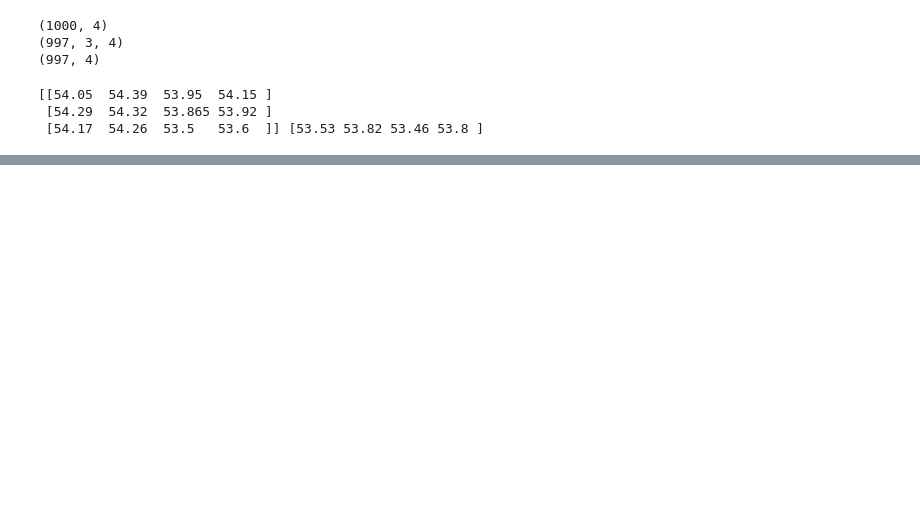
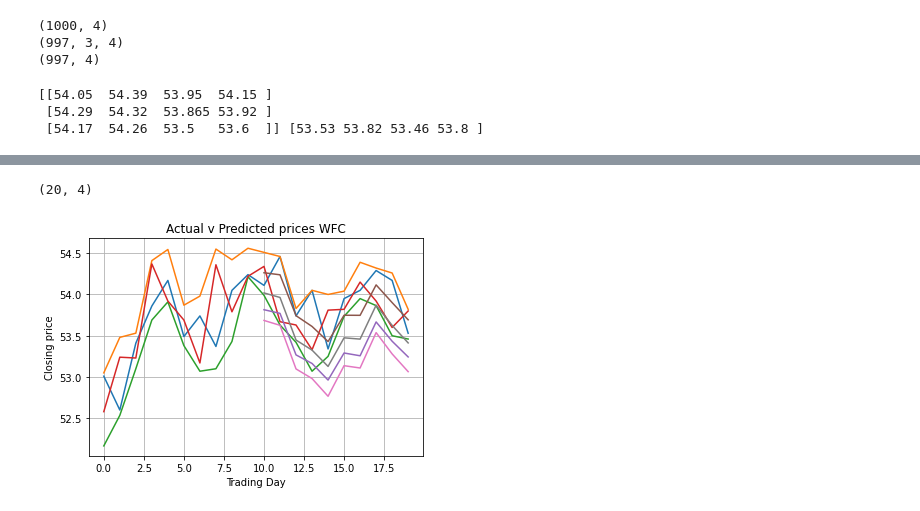
Before and after one commit to antoniouaa/msc_thesis, a Jupyter notebook: src/lstm/lstm.ipynb, the cells around one changed output, grey strips where cells are left out. Cells and saved outputs as stored; diff of their text form; code cells hidden in the pictures; blank space fills up the shorter version.

Commit message:
mucking about with predictions

```diff
--- a/src/lstm/lstm.ipynb
+++ b/src/lstm/lstm.ipynb
@@ -132,3 +136,20 @@ plt.savefig(f"C:\\Users\\anton\\Documents\\antoniouaa\\msc_thesis\\assets\\{tick
 # %%
 with open("scores.csv", "a") as scores_file:
     scores_file.write(f"{ticker},{mean_loss},{mean_accuracy},{scores[0]},{scores[1]}\n")
+# %%
+actual = y_test[-20:, :]
+X_temp = X_test[-10:]
+yhat = model.predict(X_temp, verbose=0)
+predictions = np.full(actual.shape, np.NaN)
+print(predictions.shape)
+predictions[-10:] = yhat[:, :]
+
+fig = plt.figure()
+plt.title(f"Actual v Predicted prices {ticker}")
+plt.ylabel("Closing price"); plt.xlabel("Trading Day")
+plt.plot(actual, label="actual")
+plt.plot(predictions, label="preds")
+plt.grid(); #plt.legend()
+# %% [output]
+(20, 4)
+[figure, added]
```
Also changed, not shown: parts of 6 cells of this notebook, 1 other file.
